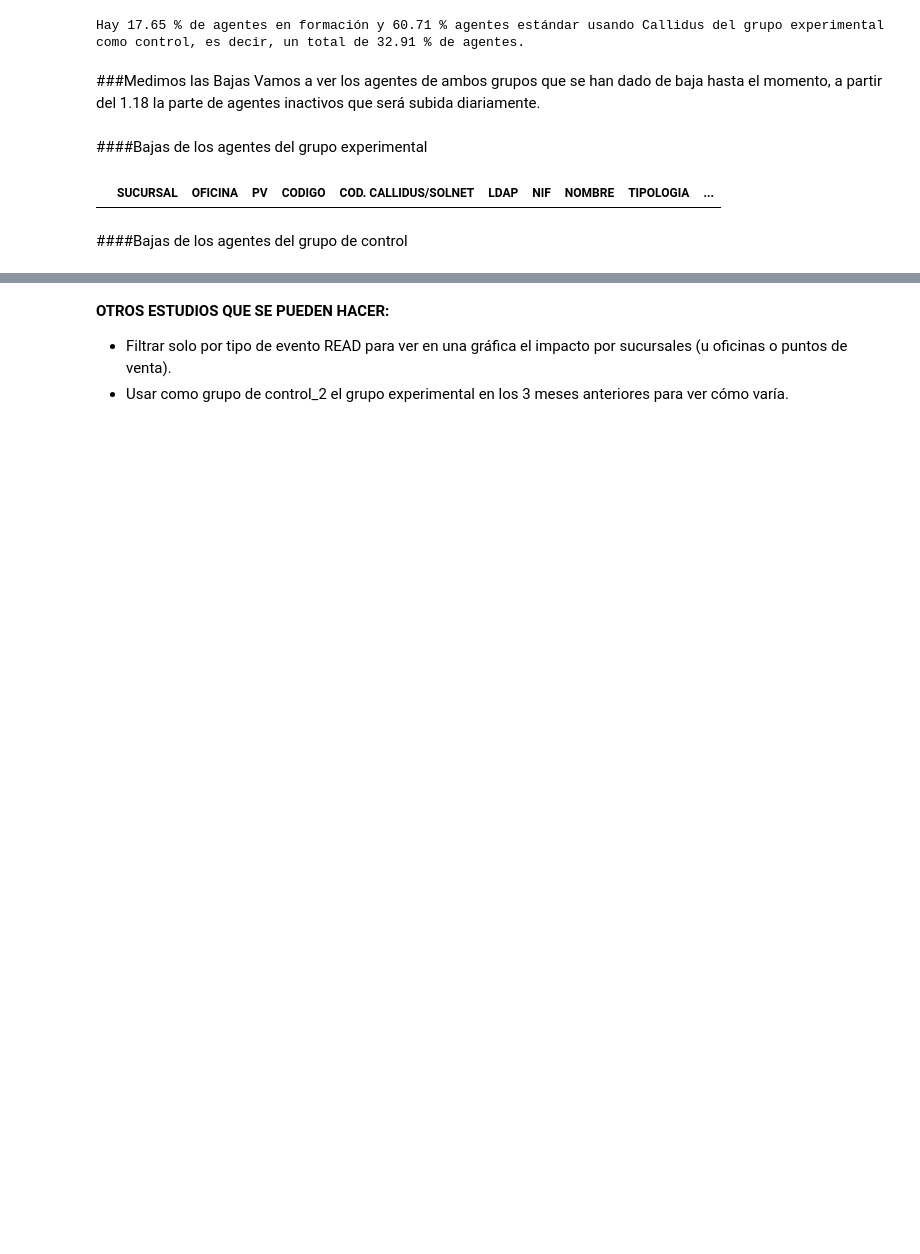
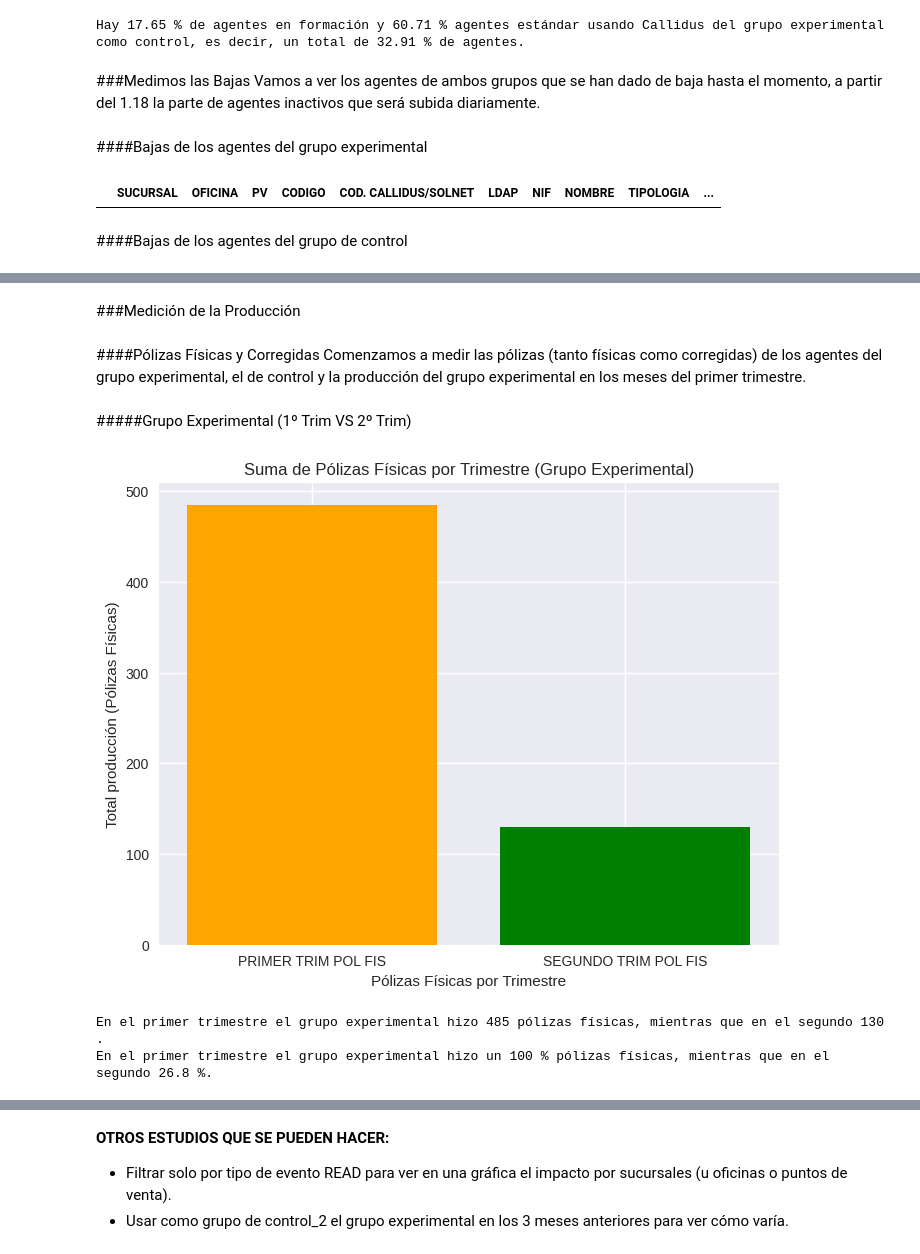
Before and after one commit to Ana-AlonsoCanizares/AA_GRUPO3, a Jupyter notebook: PruebaControl_OCASO.ipynb, the cells around one changed output, grey strips where cells are left out. Drawn from its saved outputs; the diff is of its cells as text; code cells hidden in the pictures; blank space fills up the shorter version.

```diff
--- a/PruebaControl_OCASO.ipynb
+++ b/PruebaControl_OCASO.ipynb
@@ -596,3 +629,35 @@ bajas_ctrl
 # %% [output]
 |  | SUCURSAL | OFICINA | PV | CODIGO | COD. CALLIDUS/SOLNET | LDAP | NIF | NOMBRE | TIPOLOGIA | ... |
 | 18 | 0220 - LEGANES | 0220 - LEGANES | 220 | 9000 | 14077527D0000 | 14077527D0000 | 14077527D | YRIS DEL CARMEN GAMBOA GONZALEZ | 16 - AGENTE EN FORMACION | ... |
+# %% [markdown]
+###Medición de la Producción
+# %% [markdown]
+####Pólizas Físicas y Corregidas
+Comenzamos a medir las pólizas (tanto físicas como corregidas) de los agentes del grupo experimental, el de control y la producción del grupo experimental en los meses del primer trimestre.
+# %% [markdown]
+#####Grupo Experimental (1º Trim VS 2º Trim)
+# %%
+prod_fis_corr_exp = prod_fis_corr[prod_fis_corr['POSITIONNAME'].isin(Gr1['LDAP'].unique())]
+
+suma_fis_trim1 = prod_fis_corr_exp['PRIMER TRIM POL FIS'].sum()
+suma_fis_trim2 = prod_fis_corr_exp['SEGUNDO TRIM POL FIS'].sum()
+
+# Preparar datos para el gráfico
+sumas_fis = [suma_fis_trim1, suma_fis_trim2]
+columnas_fis = ['PRIMER TRIM POL FIS', 'SEGUNDO TRIM POL FIS']
+
+# Crear el gráfico de barras
+plt.figure(figsize=(8, 6))
+plt.bar(columnas_fis, sumas_fis, color=['orange', 'green'])
+plt.xlabel('Pólizas Físicas por Trimestre')
+plt.ylabel('Total producción (Pólizas Físicas)')
+plt.title('Suma de Pólizas Físicas por Trimestre (Grupo Experimental)')
+plt.show()
+# %% [output]
+[figure, added]
+# %%
+print('En el primer trimestre el grupo experimental hizo', suma_fis_trim1,'pólizas físicas, mientras que en el segundo', suma_fis_trim2,'.')
+print('En el primer trimestre el grupo experimental hizo un 100 % pólizas físicas, mientras que en el segundo', round((100*suma_fis_trim2)/suma_fis_trim1,2),'%.')
+# %% [output]
+En el primer trimestre el grupo experimental hizo 485 pólizas físicas, mientras que en el segundo 130 .
+En el primer trimestre el grupo experimental hizo un 100 % pólizas físicas, mientras que en el segundo 26.8 %.
```
Also changed, not shown: parts of 24 cells of this notebook.
